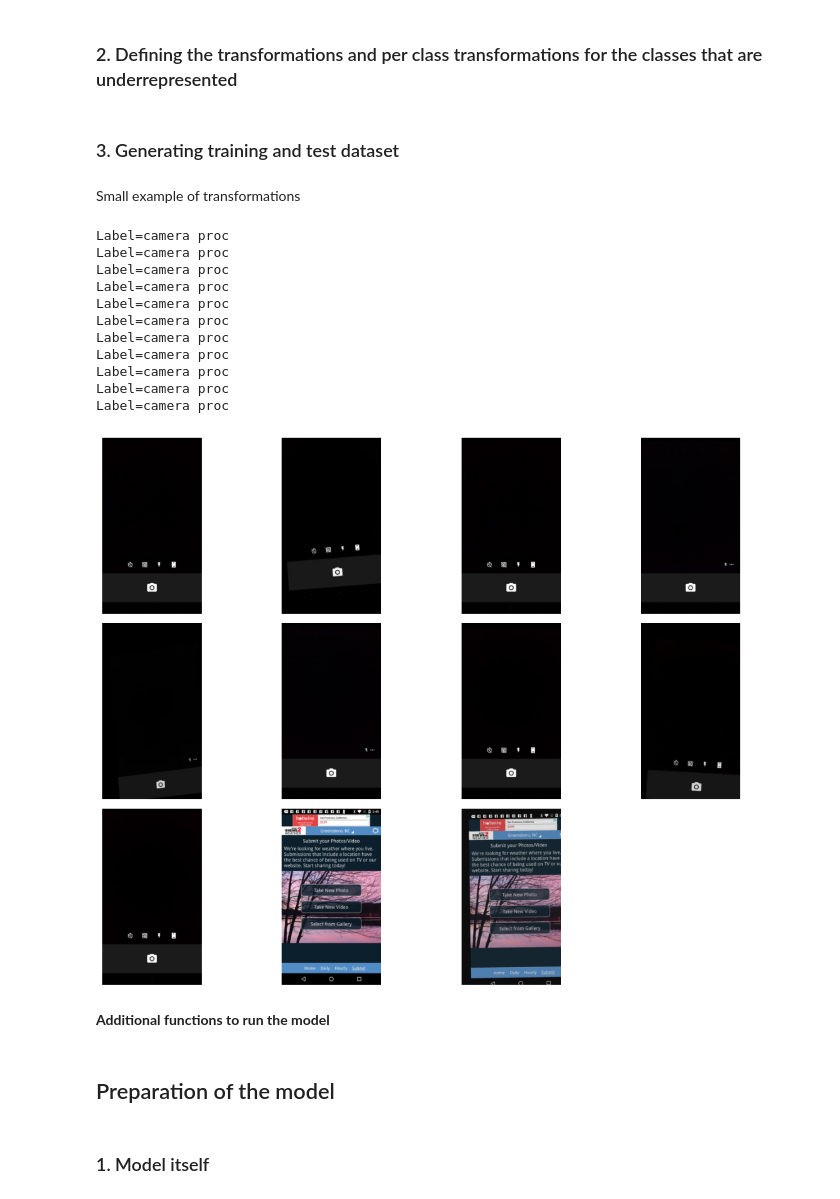
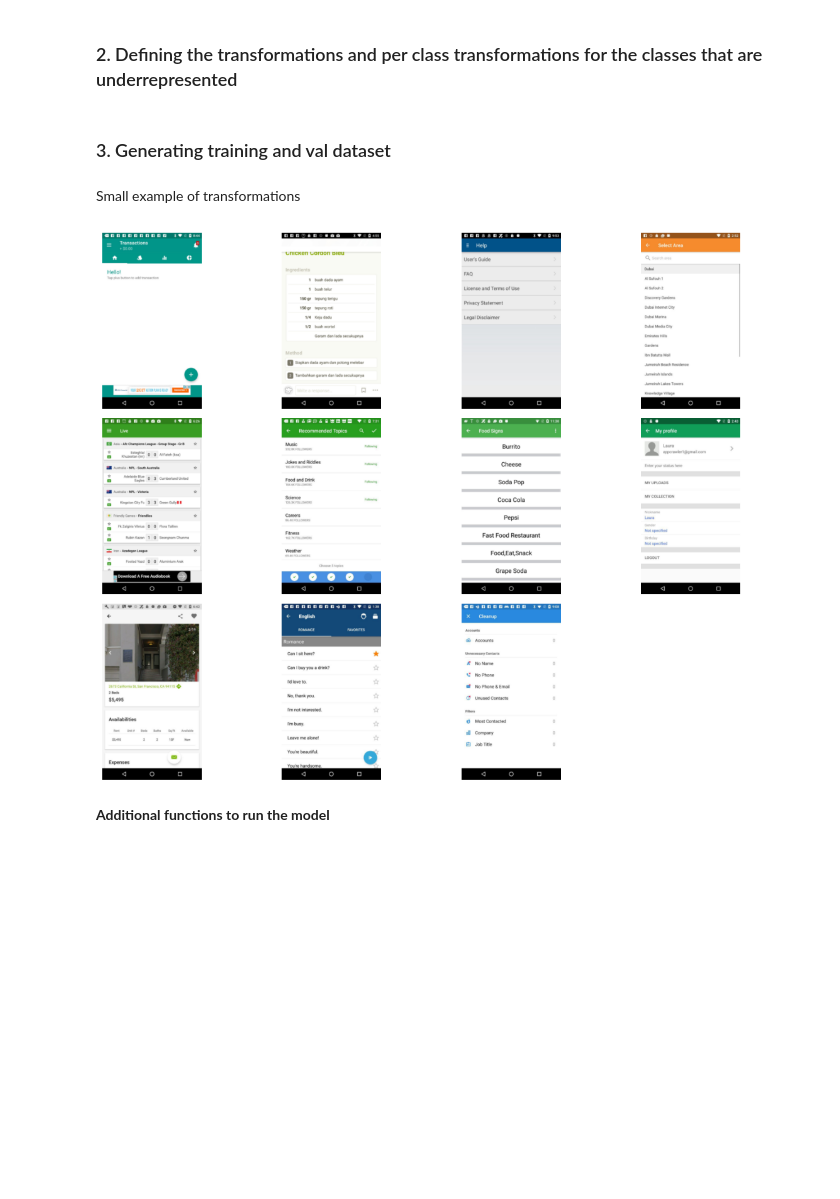
Before and after one commit to madbulgarianfromukraine/modeling_cvs, a Jupyter notebook: src/simple_model/simple_tiny_example.ipynb, the cells around one changed output. Saved outputs shown, nothing was run; the diff lists cells and outputs as text; code cells hidden in the pictures; blank space fills up the shorter version.

Commit message:
Customization and more graphs

```diff
--- a/src/simple_model/simple_tiny_example.ipynb
+++ b/src/simple_model/simple_tiny_example.ipynb
@@ -4,0 +388,32 @@
+# %%
+print("=== Training on the natural images ===")
+
+prev_loss = 0.0
+#initial freeze of all layers and unfreeze of the fully connected layers.
+print(f"Starting training of the natural images in {MAX_NAT_EPOCHS} epochs.")
+start_nat_time = time.time()
+for epoch in range(1, MAX_NAT_EPOCHS + 1):
+    print(f"Warm-up Epoch {epoch}/{MAX_NAT_EPOCHS}...")
+
+    # Run your function
+    train_loss, val_loss = train_and_eval_epoch(epoch=epoch, model=model, train_loader=nat_train_loader,
+                                                       val_loader=nat_val_loader,optimizer=optimizer, loss_fn=loss_fn,
+                                                       device=DEVICE,log_interval=3, checkpoint_dir="/kaggle/working/",
+                                                       stage_name="nat_images")
+
+    train_loss_list_nat.append(train_loss)
+    val_loss_list_nat.append(val_loss)
+    loss_diff = abs(prev_loss - val_loss)
+    if loss_diff <= CONFIDENCE_THRESHOLD:
+        print(f"\n>>> THRESHOLDS MET at Epoch {epoch} <<<")
+        print(">>> Head is fully calibrated. Breaking natural images cycle.")
+        save_checkpoint(model=model, optimizer=optimizer, epoch=epoch, loss=val_loss_list_warmup[-1],
+                        path="/kaggle/working/", file_name="finished_nat_images")
+        break # Exit the warm-up loop early
+
+    if epoch == MAX_NAT_EPOCHS:
+        save_checkpoint(model=model, optimizer=optimizer, epoch=epoch, loss=val_loss_list_warmup[-1],
+                        path="/kaggle/working/", file_name="finished_nat_images_max_epochs")
+    prev_loss = val_loss
+
+print(f"Finished natural images training in {time.time() - start_time}")
@@ -170,14 +687,18 @@ universal_base = v2.Compose([
 
 ])
 # %% [markdown]
-### 3. Generating training and test dataset
+### 3. Generating training and val dataset
 # %%
-train_dataset, test_dataset = CustomEnricoDataset.create_splits(
+allowed_classes = ["Bare", "Form", "Gallery", "List", "Login", "Menu", "Tutorial"]# the categories which have over 70 samples
+
+allowed_classes = [s.lower() for s in allowed_classes]
+
+small_screen_train_dataset, small_screen_val_dataset, small_screen_test_dataset = CustomEnricoDataset.create_splits(
     root="/kaggle/input/datasets/nazariyyuchnovskiy/enrico-dataset-vanilla",
-    test_size=0.2,
     seed=317,
     transform=universal_base,
-    transform_to_class=augmentations
+    transform_to_class={},
+    allowed_classes=allowed_classes
 )
 # %% [markdown]
 Small example of transformations
@@ -232,21 +751,10 @@ def plot_image_list(images, titles=None, cols=4, figsize_multiplier=3):
     plt.tight_layout()
     plt.show()
 # %%
-images = train_dataset.get_by_label(label="camera", num_samples=10)
+images = small_screen_train_dataset.get_by_label(label="list", num_samples=10)
 
 plot_image_list(images)
 # %% [output]
-Label=camera proc
-Label=camera proc
-Label=camera proc
-Label=camera proc
-Label=camera proc
-Label=camera proc
-Label=camera proc
-Label=camera proc
-Label=camera proc
-Label=camera proc
-Label=camera proc
-[figure, old version]
+[figure, new version]
 # %% [markdown]
 **Additional functions to run the model**
@@ -322,4 +760,0 @@ class Args:
-# %% [markdown]
-## Preparation of the model
-# %% [markdown]
-### 1. Model itself
```
Also changed, not shown: parts of 73 cells of this notebook.
